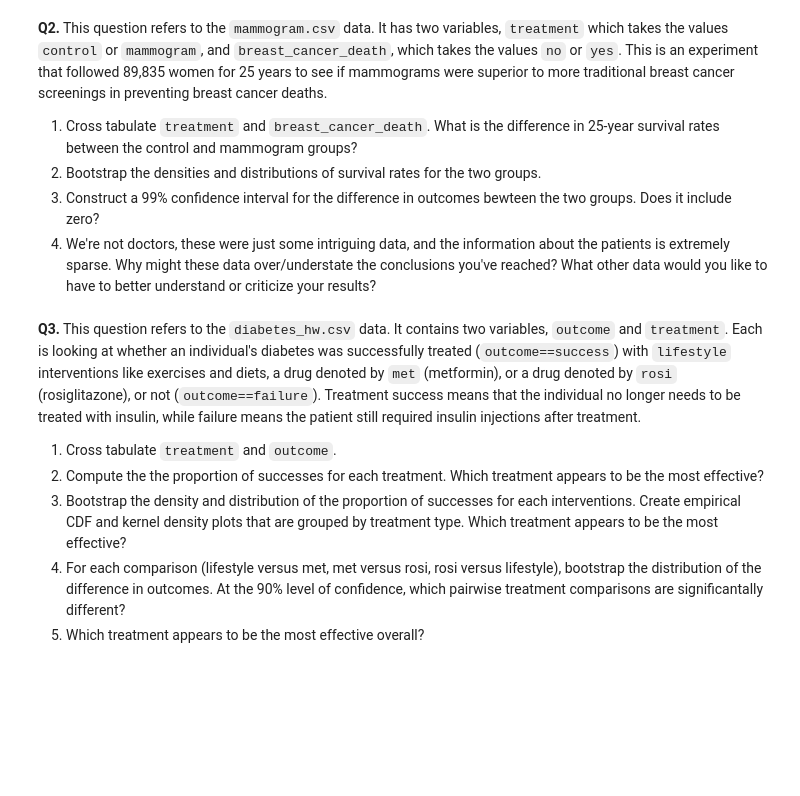
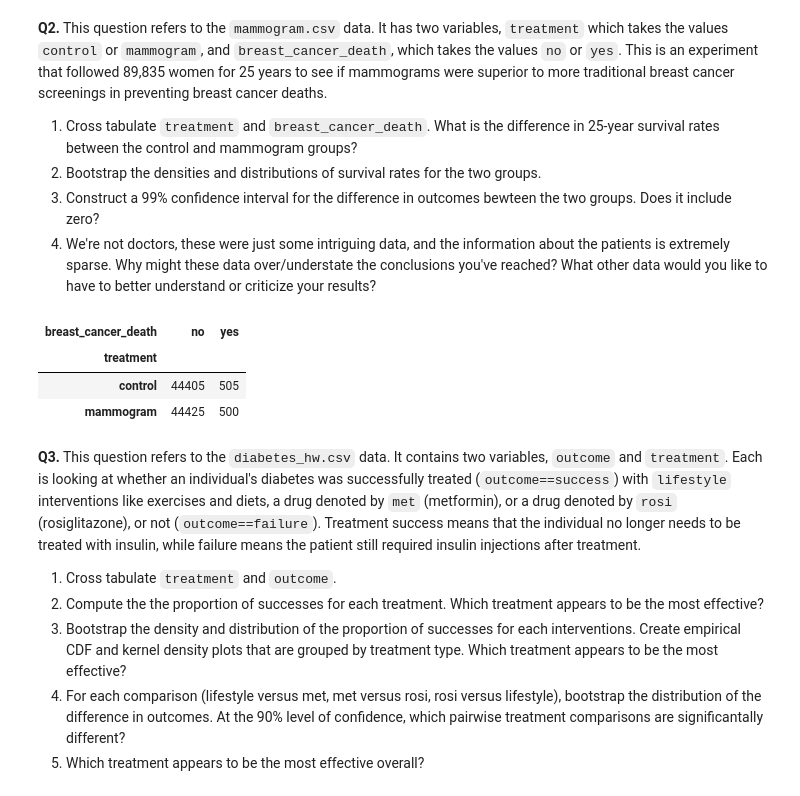
Before and after one commit to 3agleman/the_bootstrap, a Jupyter notebook: assignment_5.ipynb, the cells around one changed output. Drawn from its saved outputs; the diff is of its cells as text; code cells hidden in the pictures; blank space fills up the shorter version.

```diff
--- a/assignment_5.ipynb
+++ b/assignment_5.ipynb
@@ -220,3 +220,13 @@ print(pr) # output is a list of probabilities, out of N.
 # %%
 # Question 2
 # 2.1)
+url2 = 'https://raw.githubusercontent.com/3agleman/the_bootstrap/main/data/mammogram.csv'
+df = pd.read_csv(url2)
+
+pd.crosstab(df['treatment'],df['breast_cancer_death'])
+# It doesn't look like there's a very big difference to me here.
+# %% [output]
+| breast_cancer_death | no | yes |
+| treatment |  |  |
+| control | 44405 | 505 |
+| mammogram | 44425 | 500 |
```
Also changed, not shown: parts of 2 cells of this notebook.
